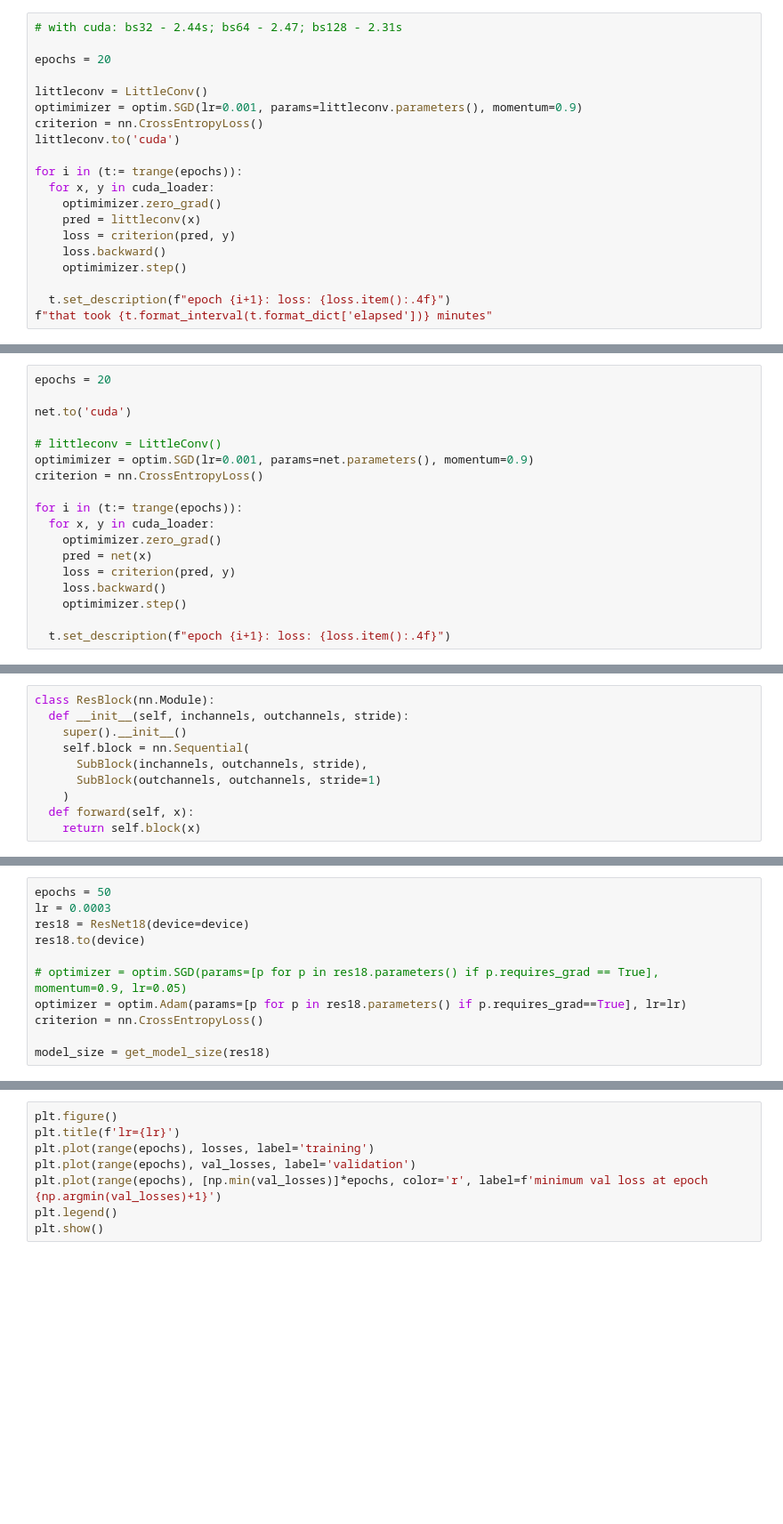
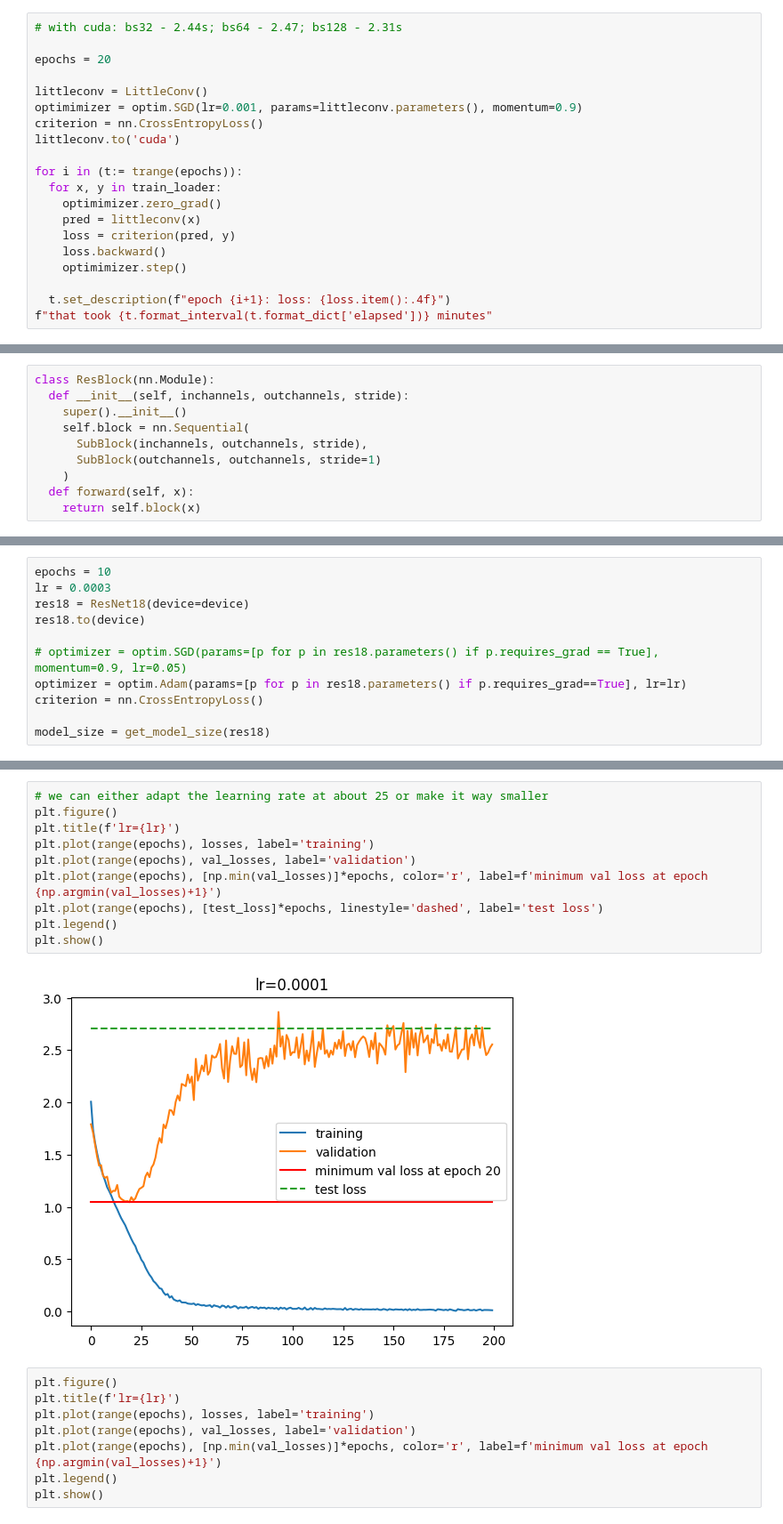
Before and after one commit to krispypancakes/vision-stuff, a Jupyter notebook: notebooks/cifar_convnet.ipynb, the cells around one changed output, grey strips where cells are left out. Shown at 89% size. Saved outputs shown, nothing was run; the diff lists cells and outputs as text; blank space fills up the shorter version.

```diff
--- a/notebooks/cifar_convnet.ipynb
+++ b/notebooks/cifar_convnet.ipynb
@@ -108,7 +93,7 @@ criterion = nn.CrossEntropyLoss()
 littleconv.to('cuda')
 
 for i in (t:= trange(epochs)):
-  for x, y in cuda_loader:
+  for x, y in train_loader:
     optimimizer.zero_grad()
     pred = littleconv(x)
     loss = criterion(pred, y)
@@ -181,21 +105,3 @@ for i in (t:= trange(epochs)):
-# %%
-epochs = 20
-
-net.to('cuda')
-
-# littleconv = LittleConv()
-optimimizer = optim.SGD(lr=0.001, params=net.parameters(), momentum=0.9)
-criterion = nn.CrossEntropyLoss()
-
-for i in (t:= trange(epochs)):
-  for x, y in cuda_loader:
-    optimimizer.zero_grad()
-    pred = net(x)
-    loss = criterion(pred, y)
-    loss.backward()
-    optimimizer.step()
-
-  t.set_description(f"epoch {i+1}: loss: {loss.item():.4f}")
 # %% [markdown]
 ResNet 18
 # %%
@@ -374,5 +284,5 @@ model size: 42.636MB
 # %%
-epochs = 50
+epochs = 10
 lr = 0.0003
 res18 = ResNet18(device=device)
 res18.to(device)
@@ -428,3 +335,15 @@ plt.show()
+# %%
+# we can either adapt the learning rate at about 25 or make it way smaller
+plt.figure()
+plt.title(f'lr={lr}')
+plt.plot(range(epochs), losses, label='training')
+plt.plot(range(epochs), val_losses, label='validation')
+plt.plot(range(epochs), [np.min(val_losses)]*epochs, color='r', label=f'minimum val loss at epoch {np.argmin(val_losses)+1}')
+plt.plot(range(epochs), [test_loss]*epochs, linestyle='dashed', label='test loss')
+plt.legend()
+plt.show()
+# %% [output]
+[figure, added]
 # %%
 plt.figure()
 plt.title(f'lr={lr}')
```
Also changed, not shown: parts of 13 cells of this notebook.
